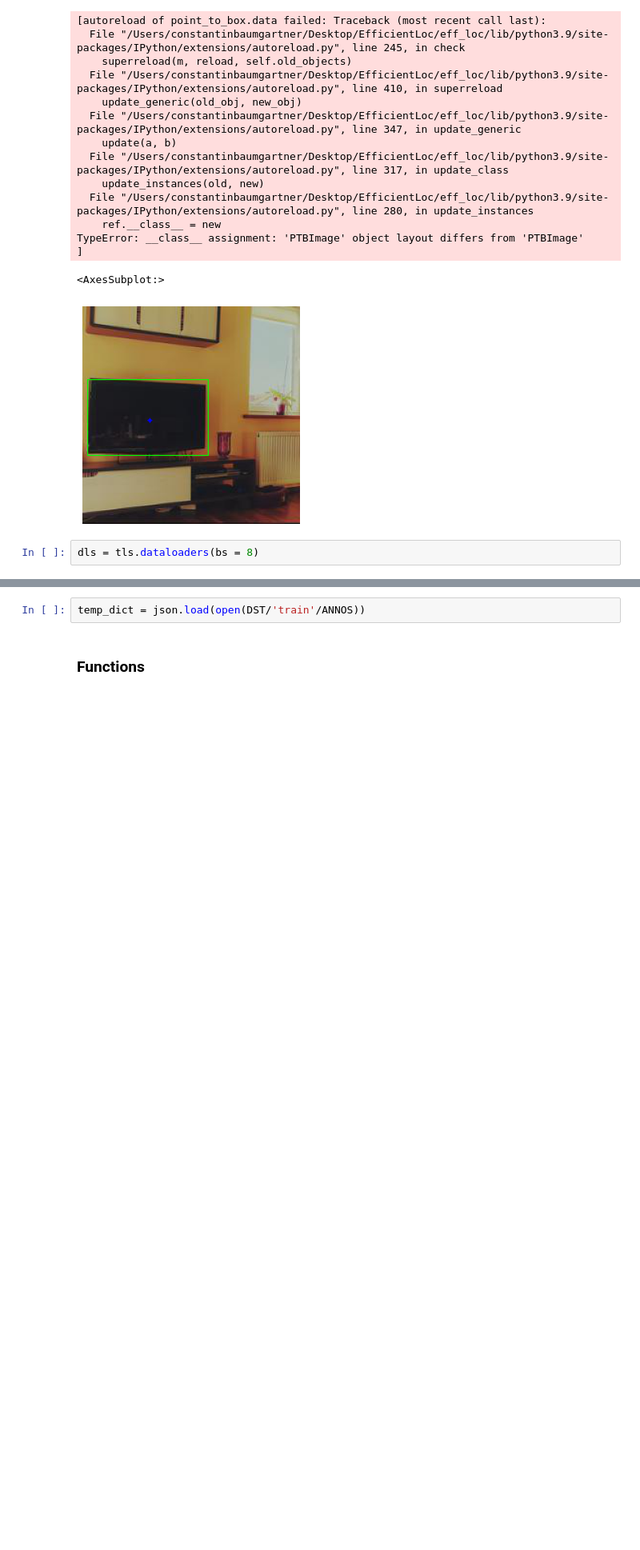
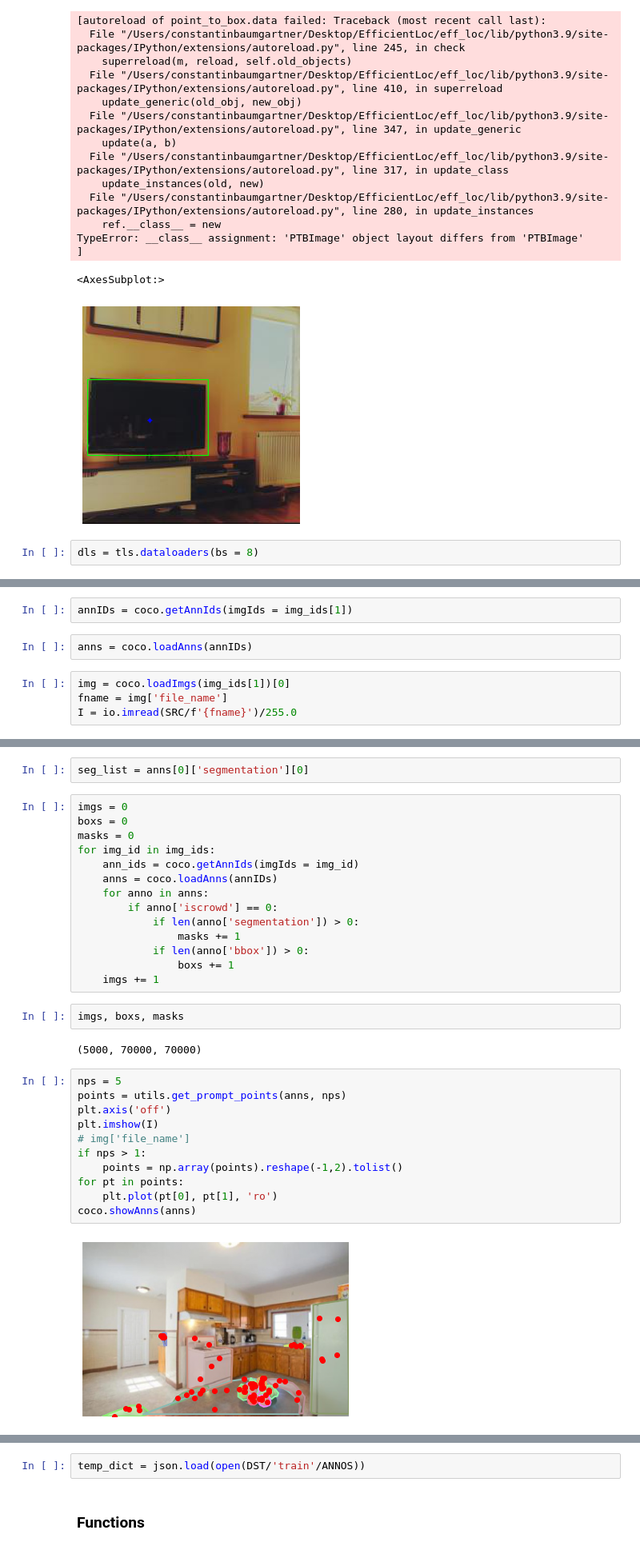
Before and after one commit to BavarianToolbox/point_to_box, a Jupyter notebook: nbs/sandbox.ipynb, the cells around one changed output, grey strips where cells are left out. Shown at 80% size. Saved outputs shown, nothing was run; the diff lists cells and outputs as text; blank space fills up the shorter version.

Commit message:
fastai dev and prompt point refactor

```diff
--- a/nbs/sandbox.ipynb
+++ b/nbs/sandbox.ipynb
@@ -132,0 +150,8 @@ dls.show_batch()
+# %%
+annIDs = coco.getAnnIds(imgIds = img_ids[1])
+# %%
+anns = coco.loadAnns(annIDs)
+# %%
+img = coco.loadImgs(img_ids[1])[0]
+fname = img['file_name']
+I = io.imread(SRC/f'{fname}')/255.0
@@ -132,0 +186,33 @@ dls.show_batch()
+# %%
+seg_list = anns[0]['segmentation'][0]
+# %%
+imgs = 0
+boxs = 0
+masks = 0
+for img_id in img_ids:
+    ann_ids = coco.getAnnIds(imgIds = img_id)
+    anns = coco.loadAnns(annIDs)
+    for anno in anns:
+        if anno['iscrowd'] == 0:
+            if len(anno['segmentation']) > 0:
+                masks += 1
+            if len(anno['bbox']) > 0:
+                boxs += 1
+    imgs += 1
+# %%
+imgs, boxs, masks
+# %% [output]
+(5000, 70000, 70000)
+# %%
+nps = 5
+points = utils.get_prompt_points(anns, nps)
+plt.axis('off')
+plt.imshow(I)
+# img['file_name']
+if nps > 1:
+    points = np.array(points).reshape(-1,2).tolist()
+for pt in points:
+    plt.plot(pt[0], pt[1], 'ro')
+coco.showAnns(anns)
+# %% [output]
+[figure, added]
```
Also changed, not shown: parts of 12 cells of this notebook, 5 other files.
